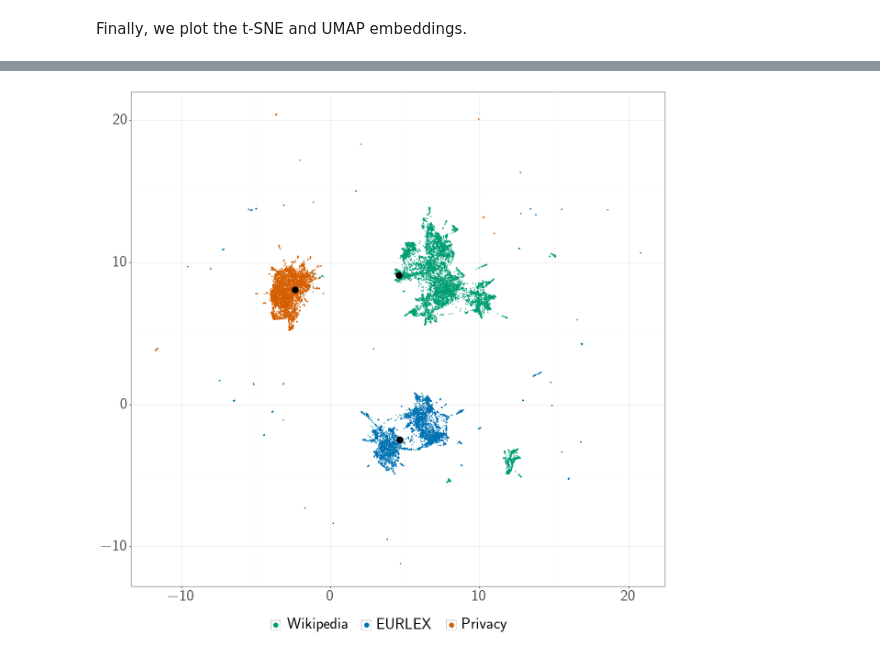
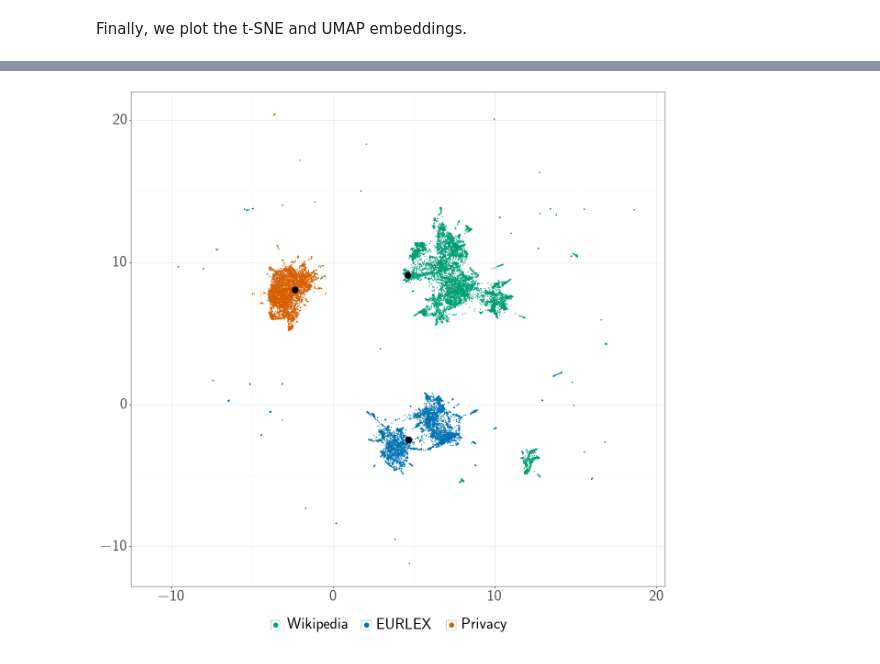
Before and after one commit to infsys-lab/privacy-glue, a Jupyter notebook: notebooks/visualize_domain_embeddings.ipynb, the cells around one changed output, grey strips where cells are left out. Cells and saved outputs as stored; diff of their text form; code cells hidden in the pictures.

Commit message:
Update domain embeddings notebook
Improve overall visualizations with UMAP

```diff
--- a/notebooks/visualize_domain_embeddings.ipynb
+++ b/notebooks/visualize_domain_embeddings.ipynb
@@ -224,31 +229,32 @@ Finally, we plot the t-SNE and UMAP embeddings.
 # %%
 # plot ggplot object
 (
     ggplot(aes(x="x", y="y", color="domain"), df.loc[df["method"] == "UMAP"])
     + geom_point(size=0.01)
     + geom_point(
         aes(x="x", y="y"),
         interesting_df.loc[interesting_df["method"] == "UMAP"],
         color="black",
         size=5,
     )
     + theme_bw()
     + theme(
         axis_title_x=element_blank(),
         axis_title_y=element_blank(),
         figure_size=(15, 14),
         text=element_text(size=25),
         legend_text=element_text(margin={"l": 10}),
         legend_position=(0.5, 0.05),
         legend_direction="horizontal",
         legend_title=element_blank(),
         legend_entry_spacing=20,
         legend_key=element_rect(fill="white"),
         strip_background=element_blank(),
         subplots_adjust={"hspace": 0.15},
     )
     + scale_color_manual(values=["#009e73", "#0072b2", "#d55e00"])
     + guides(color=guide_legend(override_aes={"size": 3.5}))
+    + xlim(-11, 19)
 ).draw();
 # %% [output]
-[figure, old version]
+[figure, new version]
```
Also changed, not shown: parts of 3 cells of this notebook.
